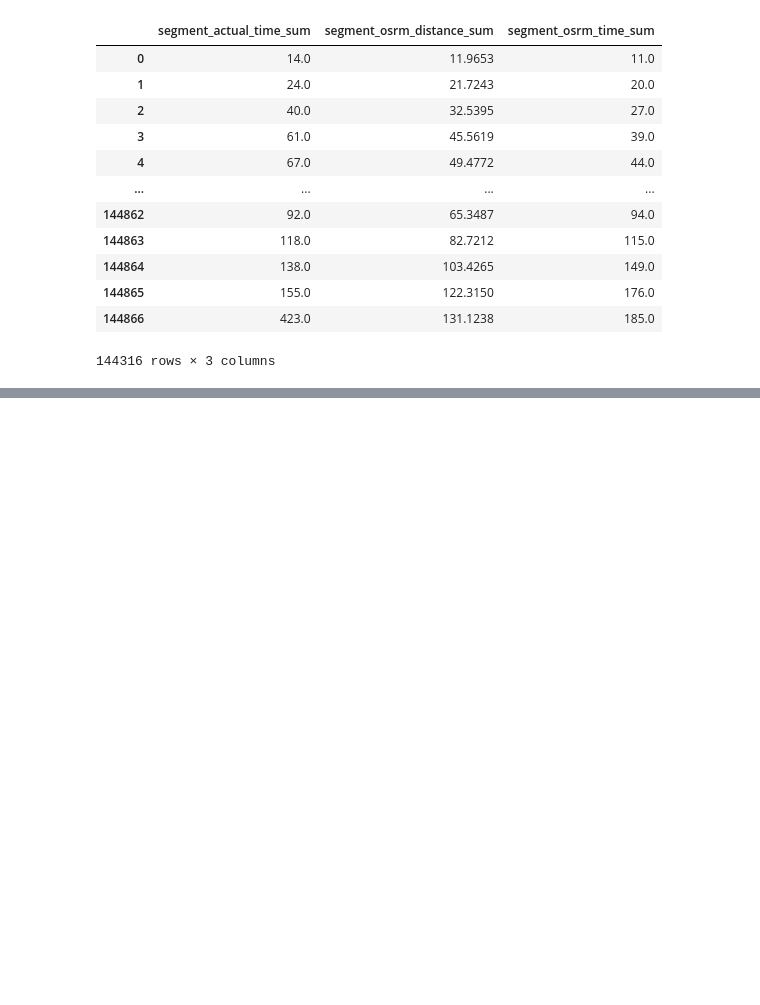
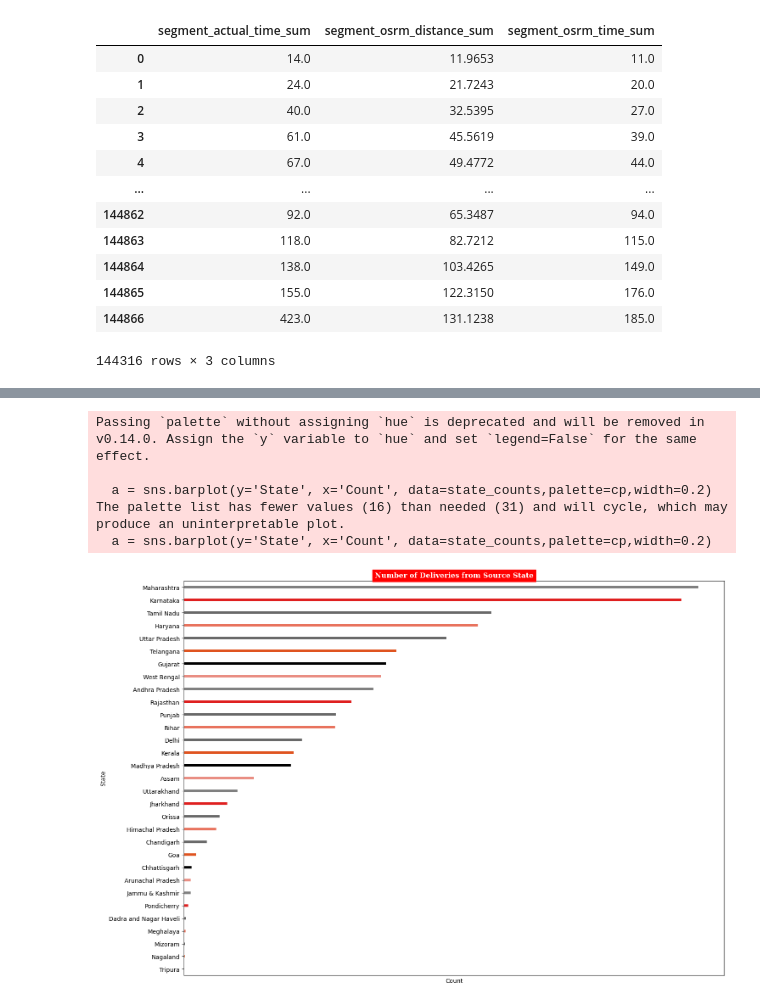
Before and after one commit to mohithsaran/DelhiveryBC, a Jupyter notebook: DelhiveryBC.ipynb, the cells around one changed output, grey strips where cells are left out. Drawn from its saved outputs; the diff is of its cells as text; code cells hidden in the pictures; blank space fills up the shorter version.

```diff
--- a/DelhiveryBC.ipynb
+++ b/DelhiveryBC.ipynb
@@ -284,0 +357,15 @@ create_segment_dict={}
+# %%
+import re
+def extract_info(name):
+    pattern = r'^(?P<city>[^\s_]+)_?(?P<place>[^\(\)]*)\s?\((?P<state>[A-Za-z\s&]+)\)$'
+    match = re.match(pattern, name)
+    if match:
+        city = match.group('city').strip()
+        place = match.group('place').strip() if match.group('place') else city
+        state = match.group('state').strip()
+        return city, place, state
+    else:
+        return None, None, None
+# %%
+de[['source_city', 'source_place', 'source_state']] = de['source_name'].apply(lambda x: pd.Series(extract_info(x)))
+de[['destination_city', 'destination_place', 'destination_state']] = de['destination_name'].apply(lambda x: pd.Series(extract_info(x)))
@@ -284,0 +394,3 @@ create_segment_dict={}
+# %%
+de.loc[de['source_place']=='','source_place']=de['source_city']
+de.loc[de['destination_place']=='','destination_place']=de['destination_city']
@@ -284,0 +428,21 @@ create_segment_dict={}
+# %%
+cp = ['gray','red','dimgrey','tomato','dimgray','orangered','k','salmon','gray','red','dimgrey','tomato','dimgray','orangered','k','salmon']
+# %%
+state_counts = de['source_state'].value_counts().to_frame().reset_index()
+state_counts.columns = ['State', 'Count']
+
+plt.figure(figsize=(15,10))
+a = sns.barplot(y='State', x='Count', data=state_counts,palette=cp,width=0.2)
+plt.xticks([])
+plt.ylabel('State')
+plt.xlabel('Count')
+plt.title('Number of Deliveries from Source State',fontsize=12,fontfamily='serif',fontweight='bold',backgroundcolor='r',color='w')
+plt.tight_layout()
+plt.show()
+# %% [output]
+Passing `palette` without assigning `hue` is deprecated and will be removed in v0.14.0. Assign the `y` variable to `hue` and set `legend=False` for the same effect.
+
+  a = sns.barplot(y='State', x='Count', data=state_counts,palette=cp,width=0.2)
+The palette list has fewer values (16) than needed (31) and will cycle, which may produce an uninterpretable plot.
+  a = sns.barplot(y='State', x='Count', data=state_counts,palette=cp,width=0.2)
+[figure, added]
```
Also changed, not shown: parts of 75 cells of this notebook.
